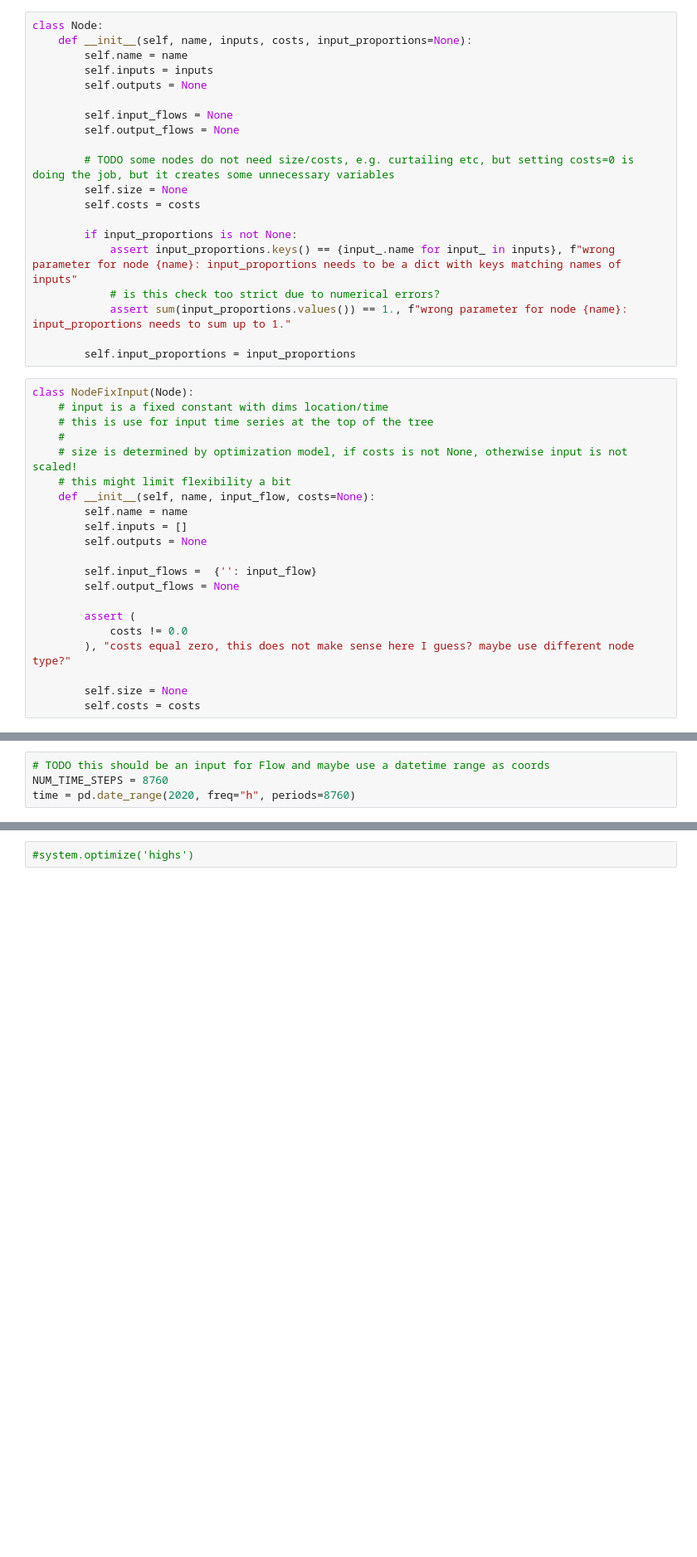
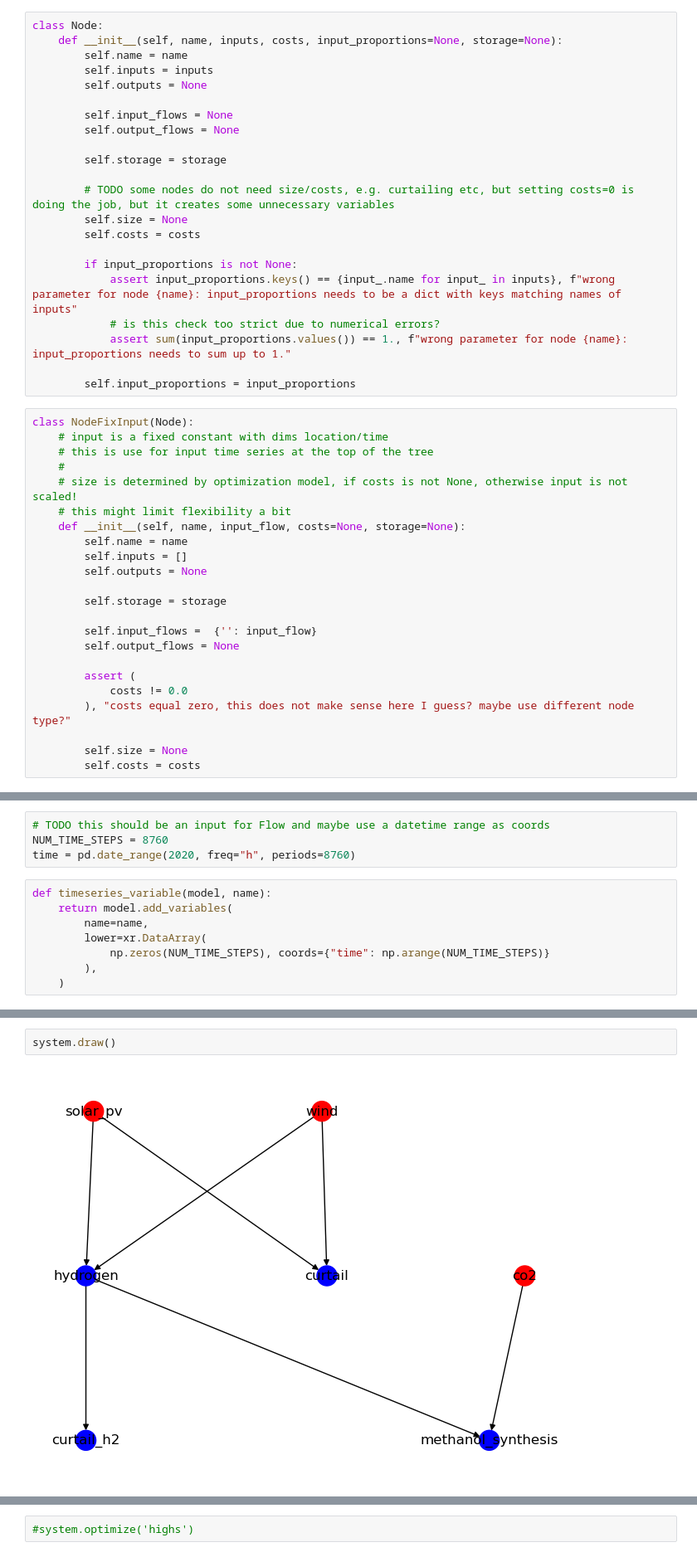
Before and after one commit to inwe-boku/syfop, a Jupyter notebook: try-with-linopy.ipynb, the cells around one changed output, grey strips where cells are left out. Shown at 83% size. Cells and saved outputs as stored; diff of their text form; blank space fills up the shorter version.

Commit message:
Works with storage

```diff
--- a/try-with-linopy.ipynb
+++ b/try-with-linopy.ipynb
@@ -24,12 +27,14 @@ from networkx.drawing.nx_pydot import graphviz_layout
 # %%
 class Node:
-    def __init__(self, name, inputs, costs, input_proportions=None):
+    def __init__(self, name, inputs, costs, input_proportions=None, storage=None):
         self.name = name
         self.inputs = inputs
         self.outputs = None
 
         self.input_flows = None
         self.output_flows = None
+
+        self.storage = storage
 
         # TODO some nodes do not need size/costs, e.g. curtailing etc, but setting costs=0 is doing the job, but it creates some unnecessary variables
         self.size = None
@@ -48,10 +53,12 @@ class NodeFixInput(Node):
     #
     # size is determined by optimization model, if costs is not None, otherwise input is not scaled!
     # this might limit flexibility a bit
-    def __init__(self, name, input_flow, costs=None):
+    def __init__(self, name, input_flow, costs=None, storage=None):
         self.name = name
         self.inputs = []
         self.outputs = None
+
+        self.storage = storage
 
         self.input_flows =  {'': input_flow}
         self.output_flows = None
@@ -93,6 +96,14 @@ class NodeFixOutput(Node):
 # TODO this should be an input for Flow and maybe use a datetime range as coords
 NUM_TIME_STEPS = 8760
 time = pd.date_range(2020, freq="h", periods=8760)
+# %%
+def timeseries_variable(model, name):
+    return model.add_variables(
+        name=name,
+        lower=xr.DataArray(
+            np.zeros(NUM_TIME_STEPS), coords={"time": np.arange(NUM_TIME_STEPS)}
+        ),
+    )
 # %%
 class System:
     # basically a list of all technologies
@@ -240,3 +334,7 @@ methanol_synthesis = Node(
 )
 
 system = System([solar_pv, wind, curtail, hydrogen, curtail_h2, co2, methanol_synthesis])
+# %%
+system.draw()
+# %% [output]
+[figure, added]
```
Also changed, not shown: parts of 30 cells of this notebook.
